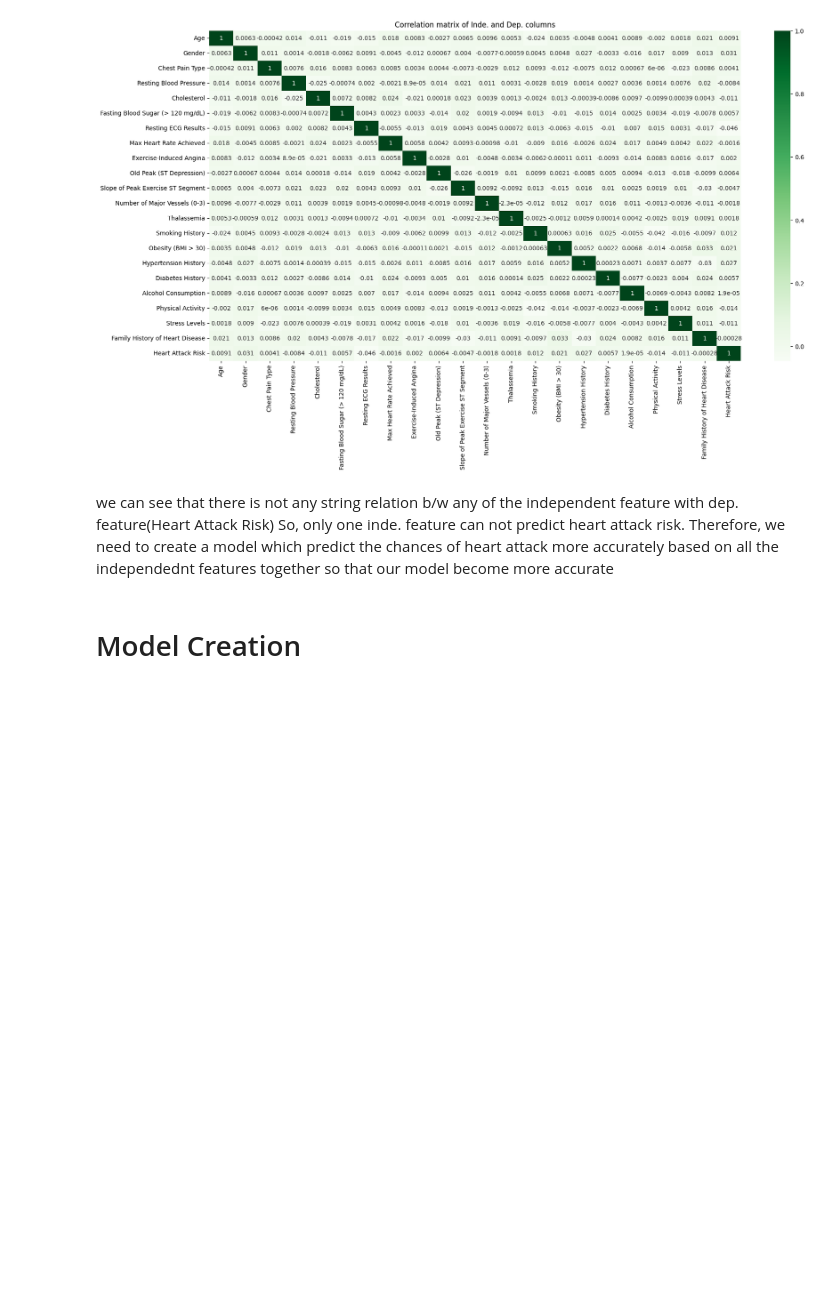
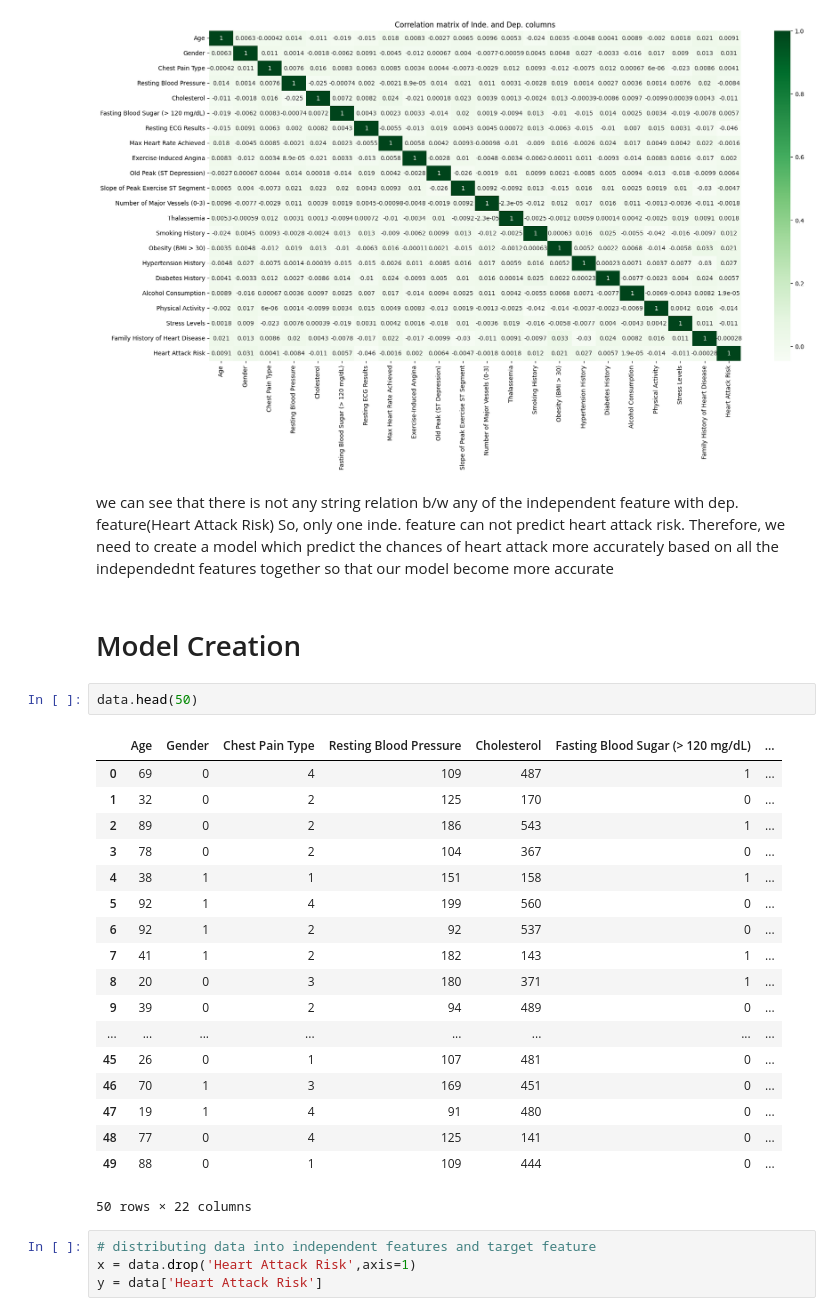
Before and after one commit to abhishekp-786/Heart-Attack-Risk-Prediction-Model, a Jupyter notebook: project.ipynb, the cells around one changed output. Cells and saved outputs as stored; diff of their text form; blank space fills up the shorter version.

```diff
--- a/project.ipynb
+++ b/project.ipynb
@@ -334,3 +336,28 @@ we can see that there is not any string relation b/w any of the independent feat
 So, only one inde. feature can not predict heart attack risk. Therefore, we need to create a model which predict the chances of heart attack more accurately based on all the independednt features together so that our model become more accurate
 # %% [markdown]
 # Model Creation
+# %%
+data.head(50)
+# %% [output]
+|  | Age | Gender | Chest Pain Type | Resting Blood Pressure | Cholesterol | Fasting Blood Sugar (> 120 mg/dL) | ... |
+| 0 | 69 | 0 | 4 | 109 | 487 | 1 | ... |
+| 1 | 32 | 0 | 2 | 125 | 170 | 0 | ... |
+| 2 | 89 | 0 | 2 | 186 | 543 | 1 | ... |
+| 3 | 78 | 0 | 2 | 104 | 367 | 0 | ... |
+| 4 | 38 | 1 | 1 | 151 | 158 | 1 | ... |
+| 5 | 92 | 1 | 4 | 199 | 560 | 0 | ... |
+| 6 | 92 | 1 | 2 | 92 | 537 | 0 | ... |
+| 7 | 41 | 1 | 2 | 182 | 143 | 1 | ... |
+| 8 | 20 | 0 | 3 | 180 | 371 | 1 | ... |
+| 9 | 39 | 0 | 2 | 94 | 489 | 0 | ... |
+| ... | ... | ... | ... | ... | ... | ... | ... |
+| 45 | 26 | 0 | 1 | 107 | 481 | 0 | ... |
+| 46 | 70 | 1 | 3 | 169 | 451 | 0 | ... |
+| 47 | 19 | 1 | 4 | 91 | 480 | 0 | ... |
+| 48 | 77 | 0 | 4 | 125 | 141 | 0 | ... |
+| 49 | 88 | 0 | 1 | 109 | 444 | 0 | ... |
+50 rows × 22 columns
+# %%
+# distributing data into independent features and target feature
+x = data.drop('Heart Attack Risk',axis=1)
+y = data['Heart Attack Risk']
```
Also changed, not shown: parts of 15 cells of this notebook.
